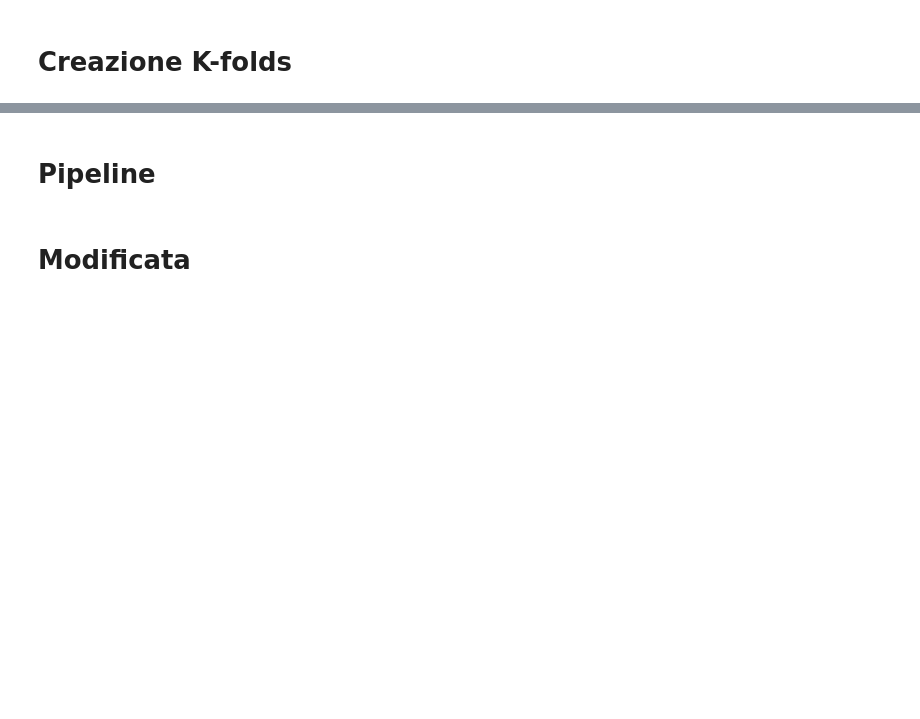
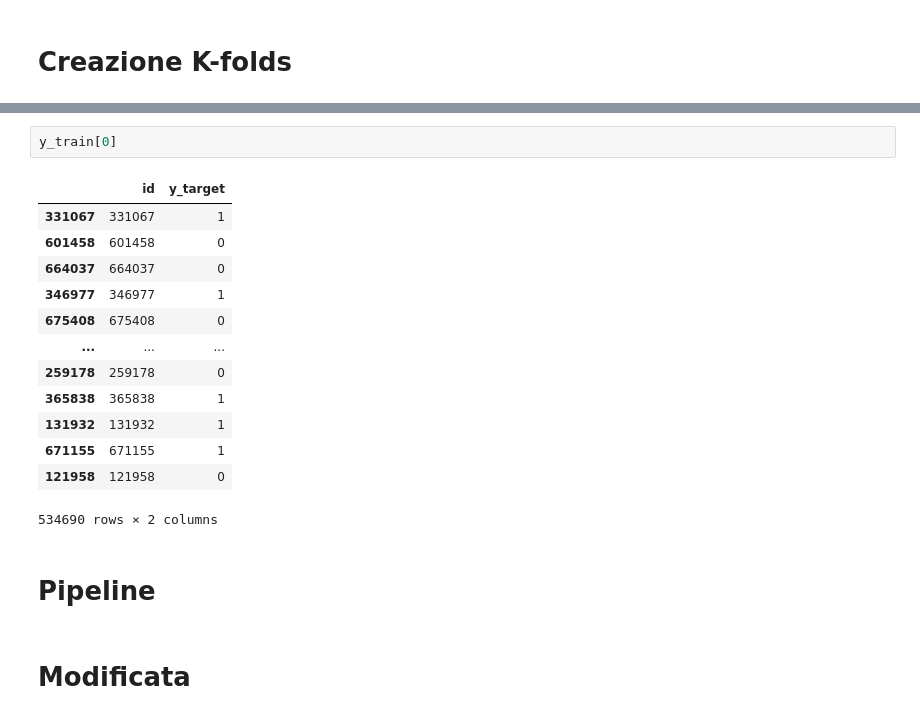
Before and after one commit to TizianoCosta/AML_2425_FinalProject, a Jupyter notebook: notebook/regressione_logistica.ipynb, the cells around one changed output, grey strips where cells are left out. Drawn from its saved outputs; the diff is of its cells as text; blank space fills up the shorter version.

```diff
--- a/notebook/regressione_logistica.ipynb
+++ b/notebook/regressione_logistica.ipynb
@@ -247,3 +261,19 @@ Example of the first fold's x_train_fold:
+# %%
+y_train[0]
+# %% [output]
+|  | id | y_target |
+| 331067 | 331067 | 1 |
+| 601458 | 601458 | 0 |
+| 664037 | 664037 | 0 |
+| 346977 | 346977 | 1 |
+| 675408 | 675408 | 0 |
+| ... | ... | ... |
+| 259178 | 259178 | 0 |
+| 365838 | 365838 | 1 |
+| 131932 | 131932 | 1 |
+| 671155 | 671155 | 1 |
+| 121958 | 121958 | 0 |
+534690 rows × 2 columns
 # %% [markdown]
 # Pipeline
 # %% [markdown]
```
Also changed, not shown: parts of 7 cells of this notebook.
